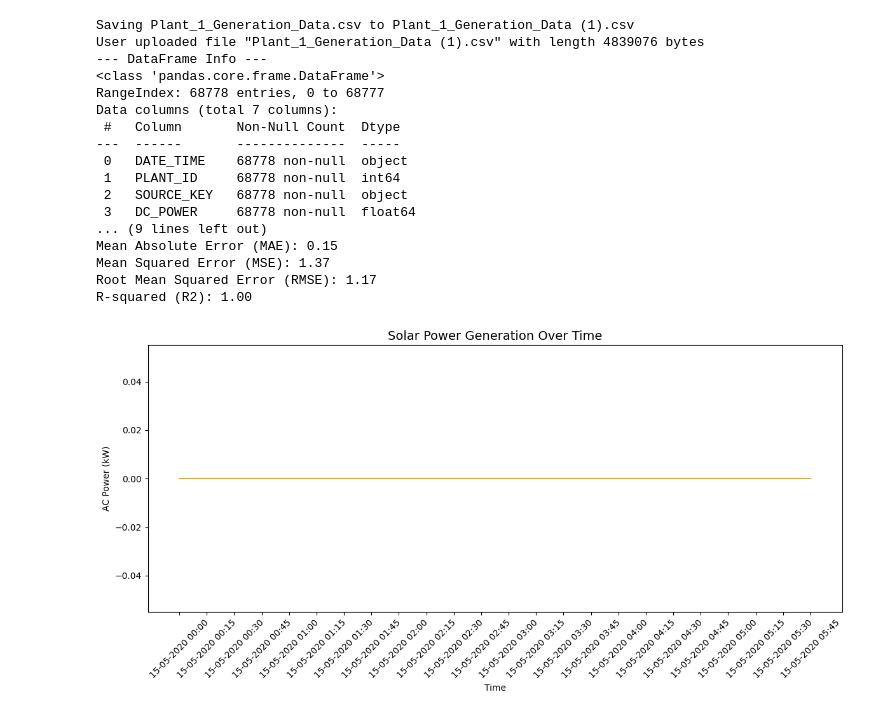
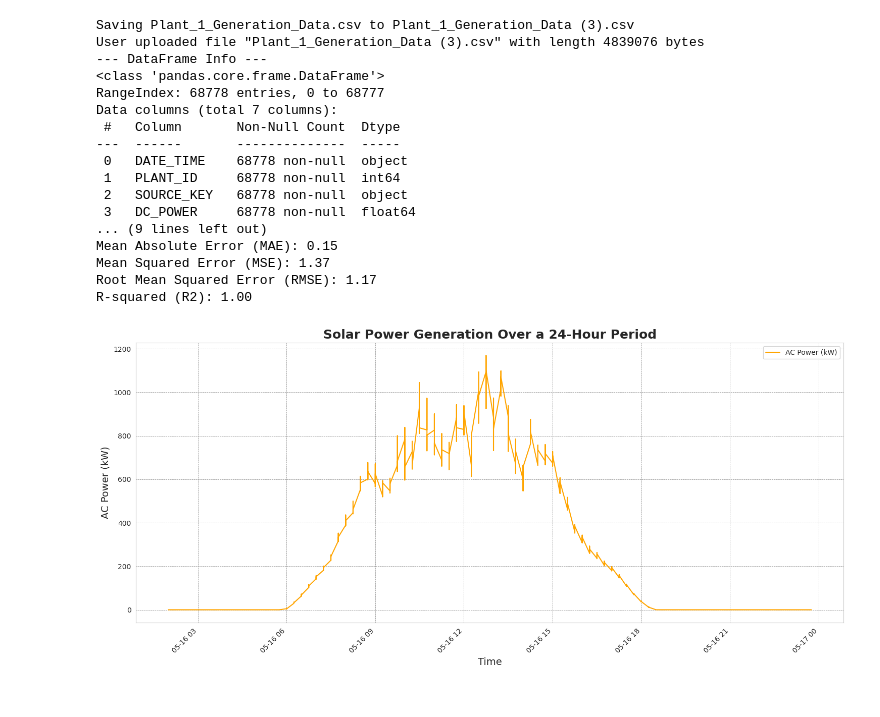
Before and after one commit to Anshchauhan22/Edunet_Solar_Power_Analysis, a Jupyter notebook: chapter_appendix-tools-for-deep-learning/jupyter.ipynb, the cells around one changed output. Drawn from its saved outputs; the diff is of its cells as text; code cells hidden in the pictures.

```diff
--- a/chapter_appendix-tools-for-deep-learning/jupyter.ipynb
+++ b/chapter_appendix-tools-for-deep-learning/jupyter.ipynb
@@ -213,15 +60,35 @@ import numpy as np
 from google.colab import files
 
 # 1. Solar Output vs Time
-plt.figure(figsize=(12,6))
-plt.plot(df['DATE_TIME'][:500], df['AC_POWER'][:500], color='orange')  # first 500 rows for readability
-plt.title("Solar Power Generation Over Time", fontsize=14)
-plt.xlabel("Time")
-plt.ylabel("AC Power (kW)")
-plt.xticks(rotation=45)
+import pandas as pd
+import matplotlib.pyplot as plt
+import seaborn as sns
+
+
+df['DATE_TIME'] = pd.to_datetime(df['DATE_TIME'], format='%d-%m-%Y %H:%M')
+
+df.set_index('DATE_TIME', inplace=True)
+
+
+date_to_plot = '2020-05-16'
+daily_data = df[df.index.date == pd.to_datetime(date_to_plot).date()]
+
+
+plt.figure(figsize=(15, 7))
+sns.set_style("whitegrid")
+plt.plot(daily_data.index, daily_data['AC_POWER'], color='orange', label='AC Power (kW)')
+
+
+plt.title('Solar Power Generation Over a 24-Hour Period', fontsize=18, fontweight='bold')
+plt.xlabel('Time', fontsize=14)
+plt.ylabel('AC Power (kW)', fontsize=14)
+plt.xticks(rotation=45, ha='right')
+plt.grid(True, which='major', linestyle='--', linewidth='0.5', color='gray')
+plt.legend()
 plt.tight_layout()
-plt.savefig("solar_power_vs_time.png")
 plt.show()
+
+
 
 # 2. Correlation Heatmap
 plt.figure(figsize=(8,6))
@@ -237,33 +104,33 @@ plt.figure(figsize=(8,6))
 plt.scatter(y_test, y_pred, alpha=0.5, color='green')
 plt.plot([y_test.min(), y_test.max()], [y_test.min(), y_test.max()], '--r')
 plt.title("Predicted vs Actual Solar Power Output", fontsize=14)
 plt.xlabel("Actual Values")
 plt.ylabel("Predicted Values")
 plt.tight_layout()
 plt.savefig("predicted_vs_actual.png")
 plt.show()
 
 # Download plots
 files.download("solar_power_vs_time.png")
 files.download("correlation_heatmap.png")
 files.download("predicted_vs_actual.png")
 # %% [output]
 [interactive output not drawn]
-Saving Plant_1_Generation_Data.csv to Plant_1_Generation_Data (1).csv
-User uploaded file "Plant_1_Generation_Data (1).csv" with length 4839076 bytes
+Saving Plant_1_Generation_Data.csv to Plant_1_Generation_Data (3).csv
+User uploaded file "Plant_1_Generation_Data (3).csv" with length 4839076 bytes
 --- DataFrame Info ---
 <class 'pandas.core.frame.DataFrame'>
 RangeIndex: 68778 entries, 0 to 68777
 Data columns (total 7 columns):
  #   Column       Non-Null Count  Dtype
 ---  ------       --------------  -----
  0   DATE_TIME    68778 non-null  object
  1   PLANT_ID     68778 non-null  int64
  2   SOURCE_KEY   68778 non-null  object
  3   DC_POWER     68778 non-null  float64
 ... (9 lines left out)
 Mean Absolute Error (MAE): 0.15
 Mean Squared Error (MSE): 1.37
 Root Mean Squared Error (RMSE): 1.17
 R-squared (R2): 1.00
-[figure, old version]
+[figure, new version]
```
Also changed, not shown: parts of 2 cells of this notebook.
